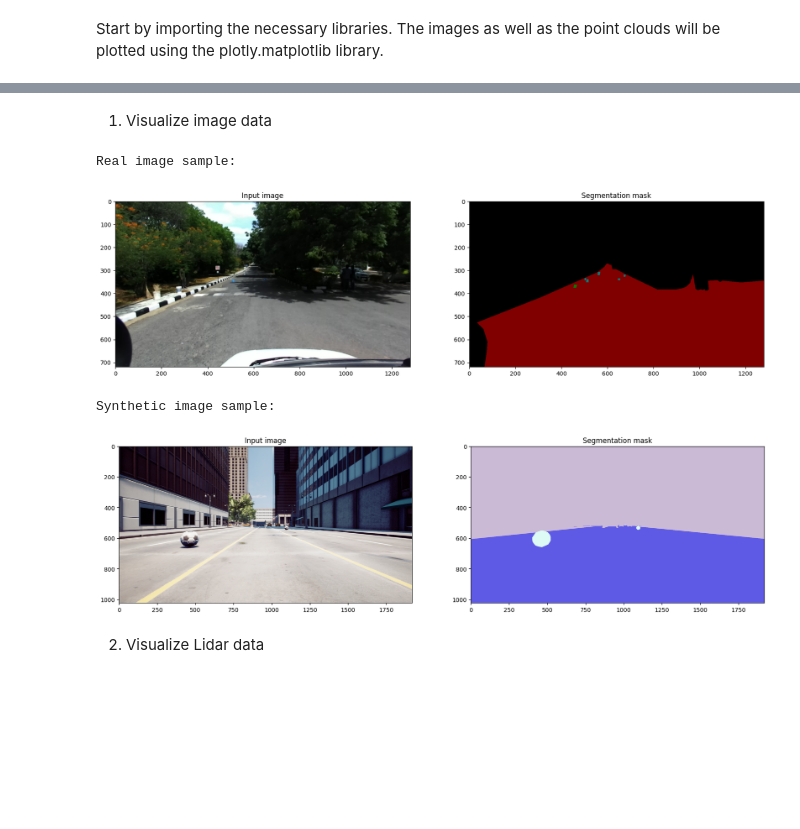
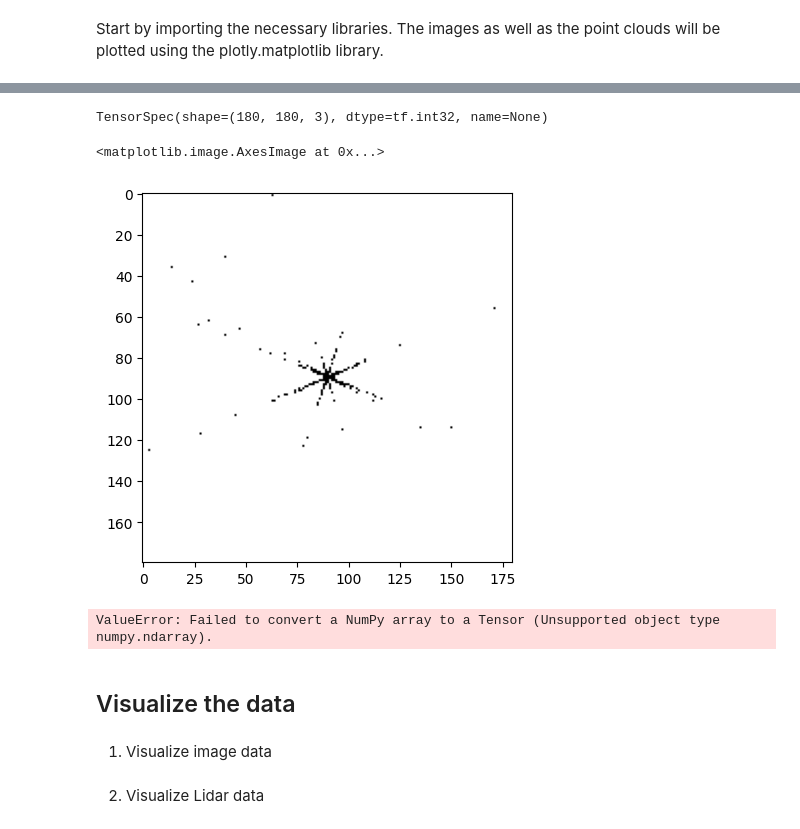
Before and after one commit to keresztesbeata/Computer-Vision-Projects, a Jupyter notebook: sod/Small_Obstacle_Detection_POC.ipynb, the cells around one changed output, grey strips where cells are left out. Drawn from its saved outputs; the diff is of its cells as text; code cells hidden in the pictures; blank space fills up the shorter version.

Commit message:
lidar point cloud projection to image plane

```diff
--- a/sod/Small_Obstacle_Detection_POC.ipynb
+++ b/sod/Small_Obstacle_Detection_POC.ipynb
@@ -43,0 +179,6 @@ LIDAR_DIR = SYNTHETIC_BASE_PATH + "lidar/"
+# %%
+train_lidar_csv_path = TRAIN_BASE_DIR + '/train_lidar.csv'
+val_lidar_csv_path = VAL_BASE_DIR + '/val_lidar.csv'
+test_lidar_csv_path = TEST_BASE_DIR + '/test_lidar.csv'
+
+lidar_headers = ["lidar", "calibration"]
@@ -43,0 +206,4 @@ LIDAR_DIR = SYNTHETIC_BASE_PATH + "lidar/"
+# %%
+train_lidar_df = pd.read_csv(train_lidar_csv_path)
+print("Columns: ", train_lidar_df.columns.values)
+print("Shape: ", train_lidar_df.shape)
@@ -44,3 +271,25 @@ LIDAR_DIR = SYNTHETIC_BASE_PATH + "lidar/"
+# %%
+train_lidar_proj_df = train_lidar_df[:BATCH_SIZE].apply(load_and_preprocess_lidar, axis=1)
+# %%
+train_lidar_tensor = tf.data.Dataset.from_tensor_slices(train_lidar_proj_df.tolist())
+print(train_lidar_tensor.element_spec)
+# %% [output]
+TensorSpec(shape=(180, 180, 3), dtype=tf.int32, name=None)
+# %%
+it = train_lidar_tensor.shuffle(len(train_lidar_proj_df.values)).batch(32).as_numpy_iterator()
+sample_img = it.next()[10]
+plt.imshow(sample_img)
+# %% [output]
+<matplotlib.image.AxesImage at 0x...>
+[figure, added]
+# %%
+train_lidar_tensor = tf.data.Dataset.from_tensor_slices(train_lidar_proj_df)
+train_lidar_tensor = train_lidar_tensor.map(load_and_preprocess_lidar, tf.data.experimental.AUTOTUNE)
+print(train_lidar_tensor.element_spec)
+# %% [output]
+ValueError: Failed to convert a NumPy array to a Tensor (Unsupported object type numpy.ndarray).
+# %% [markdown]
+## Visualize the data
 # %% [markdown]
 1. Visualize image data
 # %%
@@ -62,13 +311,6 @@ def view_image_input(image_dir, labels_dir, input_file_name):
     plt.show(block=True)
 # %%
 print("Real image sample:")
-view_image_input(REAL_BASE_PATH + IMAGE_DIR, LABELS_DIR, "0000000080.png")
-print("Synthetic image sample:")
-view_image_input(SYNTHETIC_BASE_PATH + IMAGE_DIR, SEGMENTATION_DIR, "21.png")
+view_image_input(TRAIN_BASE_DIR + "/file_1" + IMAGE_DIR, TRAIN_BASE_DIR + "/file_1" + LABELS_DIR, "0000000080.png")
-# %% [output]
-Real image sample:
-[figure, removed]
-Synthetic image sample:
-[figure, removed]
 # %% [markdown]
 2. Visualize Lidar data
```
Also changed, not shown: parts of 43 cells of this notebook.
